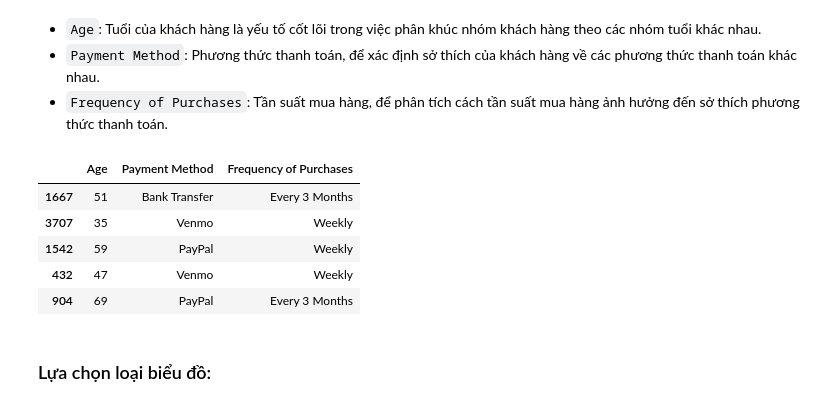
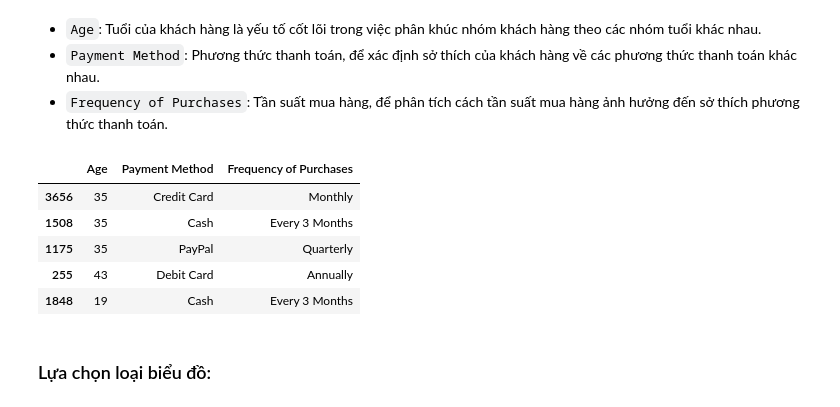
Before and after one commit to LeNguyenGiaBaoFITHCMUS/DV_Lab01, a Jupyter notebook: In progress/Sources/DataVisualization.ipynb, the cells around one changed output. Cells and saved outputs as stored; diff of their text form; code cells hidden in the pictures.

```diff
--- a/In progress/Sources/DataVisualization.ipynb
+++ b/In progress/Sources/DataVisualization.ipynb
@@ -360,15 +381,15 @@ plt.show()
 - `Payment Method`: Phương thức thanh toán, để xác định sở thích của khách hàng về các phương thức thanh toán khác nhau.
 - `Frequency of Purchases`: Tần suất mua hàng, để phân tích cách tần suất mua hàng ảnh hưởng đến sở thích phương thức thanh toán.
 # %%
-demographic_df = df[[ 'Age', 'Payment Method', 'Frequency of Purchases']]
-demographic_df.sample(5)
+purchase_df = df[[ 'Age', 'Payment Method', 'Frequency of Purchases']]
+purchase_df.sample(5)
 # %% [output]
 |  | Age | Payment Method | Frequency of Purchases |
-| 1667 | 51 | Bank Transfer | Every 3 Months |
-| 3707 | 35 | Venmo | Weekly |
-| 1542 | 59 | PayPal | Weekly |
-| 432 | 47 | Venmo | Weekly |
-| 904 | 69 | PayPal | Every 3 Months |
+| 3656 | 35 | Credit Card | Monthly |
+| 1508 | 35 | Cash | Every 3 Months |
+| 1175 | 35 | PayPal | Quarterly |
+| 255 | 43 | Debit Card | Annually |
+| 1848 | 19 | Cash | Every 3 Months |
 # %% [markdown]
 ### Lựa chọn loại biểu đồ:
 # %% [markdown]
```
Also changed, not shown: parts of 58 cells of this notebook, 2 other files.
